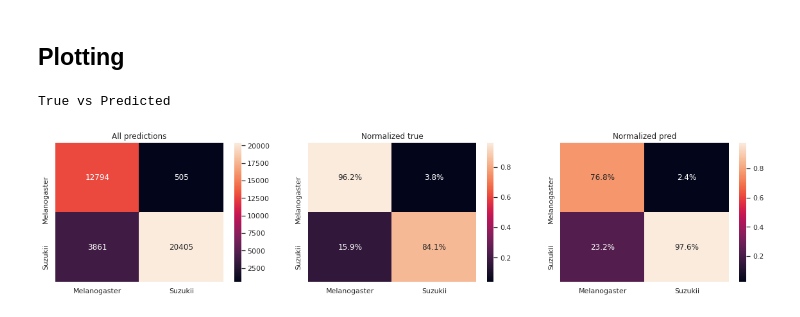
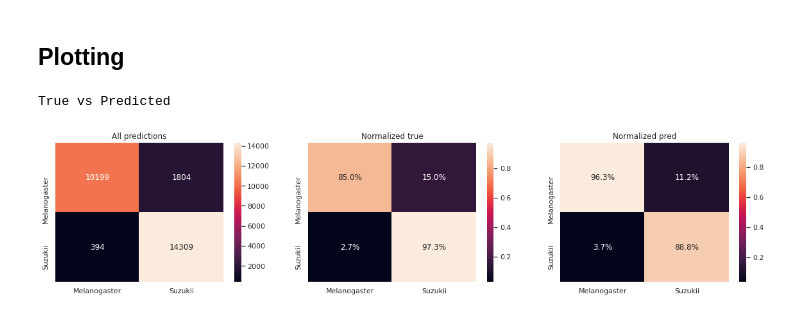
Before and after one commit to kalfasyan/wbai, a Jupyter notebook: Training_Conv1D.ipynb, the cells around one changed output. Drawn from its saved outputs; the diff is of its cells as text; code cells hidden in the pictures.

Commit message:
added twin cages notebooks, updated wb datasets class with daterange and parsing

```diff
--- a/Training_Conv1D.ipynb
+++ b/Training_Conv1D.ipynb
@@ -66,8 +66,8 @@ elif normalize == "sample":
 else:
     pass
 
-dmel1 = WingbeatsDataset(dsname="Melanogaster_RL/Y", custom_label=[0], clean=True, transform=transforms.Compose(transforms_list))
-dmel2 = WingbeatsDataset(dsname="Melanogaster_RL/Z", custom_label=[0], clean=True, transform=transforms.Compose(transforms_list))
+dmel1 = WingbeatsDataset(dsname="Melanogaster_RL/Z", custom_label=[0], clean=True, transform=transforms.Compose(transforms_list))
+dmel2 = WingbeatsDataset(dsname="Melanogaster_RL/Y", custom_label=[0], clean=True, transform=transforms.Compose(transforms_list))
 dsuz1 = WingbeatsDataset(dsname="Suzukii_RL/Y",      custom_label=[1], clean=True, transform=transforms.Compose(transforms_list))
 dsuz2 = WingbeatsDataset(dsname="Suzukii_RL/X",      custom_label=[1], clean=True, transform=transforms.Compose(transforms_list))
 # %% [output]
@@ -241,16 +272,11 @@ test(model,test_dataloader)
 # %%
 ds1 = WingbeatsDataset(dsname="Suzukii_RL/R", custom_label=[1], clean=True, transform=transforms.Compose(transforms_list))
 ds2 = WingbeatsDataset(dsname="Suzukii_RL/L", custom_label=[1], clean=True, transform=transforms.Compose(transforms_list))
-ds3 = WingbeatsDataset(dsname="Melanogaster_RL/Z", custom_label=[0], clean=True, transform=transforms.Compose(transforms_list))
-ds4 = WingbeatsDataset(dsname="Melanogaster_RL/X", custom_label=[0], clean=True, transform=transforms.Compose(transforms_list))
-ds5 = WingbeatsDataset(dsname="Melanogaster_RL/W", custom_label=[0], clean=True, transform=transforms.Compose(transforms_list))
+ds3 = WingbeatsDataset(dsname="Melanogaster_RL/X", custom_label=[0], clean=True, transform=transforms.Compose(transforms_list))
+ds4 = WingbeatsDataset(dsname="Melanogaster_RL/W", custom_label=[0], clean=True, transform=transforms.Compose(transforms_list))
 
-dslist = [ds1, ds2, ds3, ds4, ds5]#, dmel2, dsuz2]
-
-test_dataset = ConcatDataset(dslist)
-test_dataloader = DataLoader(test_dataset, batch_size=batch_size_val, num_workers=num_workers)
-
-test(model,test_dataloader); del dslist
+ds5 = WingbeatsDataset(dsname="Melanogaster_RL/Y", custom_label=[0], clean=True, transform=transforms.Compose(transforms_list))
+ds6 = WingbeatsDataset(dsname="Suzukii_RL/X", custom_label=[1], clean=True, transform=transforms.Compose(transforms_list))
 # %% [output]
 Found 10110 in dataset: Suzukii_RL/R, and 1 label(s): ['D. suzukii']
 Label(s) changed to [1]
@@ -307,0 +320,7 @@ results['preds_labels'] = list(map(softmax_out, results['preds']))
+# %%
+dslist = [ds3, ds4] # ONLY_MEBIOS (autumn - mel_xw)
+
+test_dataset = ConcatDataset(dslist)
+test_dataloader = DataLoader(test_dataset, batch_size=batch_size_val, num_workers=num_workers)
+
+test(model,test_dataloader); del dslist
@@ -325,15 +358,18 @@ ticklabels = ['Melanogaster','Suzukii']
 # %%
 plt.figure(figsize=(20,4));
 print("True vs Predicted")
-plt.subplot(1,3,1); plt.title('All predictions');
+plt.subplot(1,3,1);
+plt.title('All predictions');
 cm = confusion_matrix(y_true=df.labels.astype(int), y_pred=df.preds_labels, normalize=None)
 sns.heatmap(cm, annot=True, fmt='g', xticklabels=ticklabels, yticklabels=ticklabels);
-plt.subplot(1,3,2); plt.title('Normalized true')
+plt.subplot(1,3,2);
+plt.title('Normalized true')
 cm = confusion_matrix(y_true=df.labels.astype(int), y_pred=df.preds_labels, normalize='true')
 sns.heatmap(cm, annot=True, fmt='.1%', xticklabels=ticklabels, yticklabels=ticklabels);
-plt.subplot(1,3,3); plt.title('Normalized pred')
+plt.subplot(1,3,3);
+plt.title('Normalized pred')
 cm = confusion_matrix(y_true=df.labels.astype(int), y_pred=df.preds_labels, normalize='pred')
 sns.heatmap(cm, annot=True, fmt='.1%', xticklabels=ticklabels, yticklabels=ticklabels);
 # %% [output]
 True vs Predicted
-[figure, old version]
+[figure, new version]
```
Also changed, not shown: parts of 18 cells of this notebook, 10 other files.
